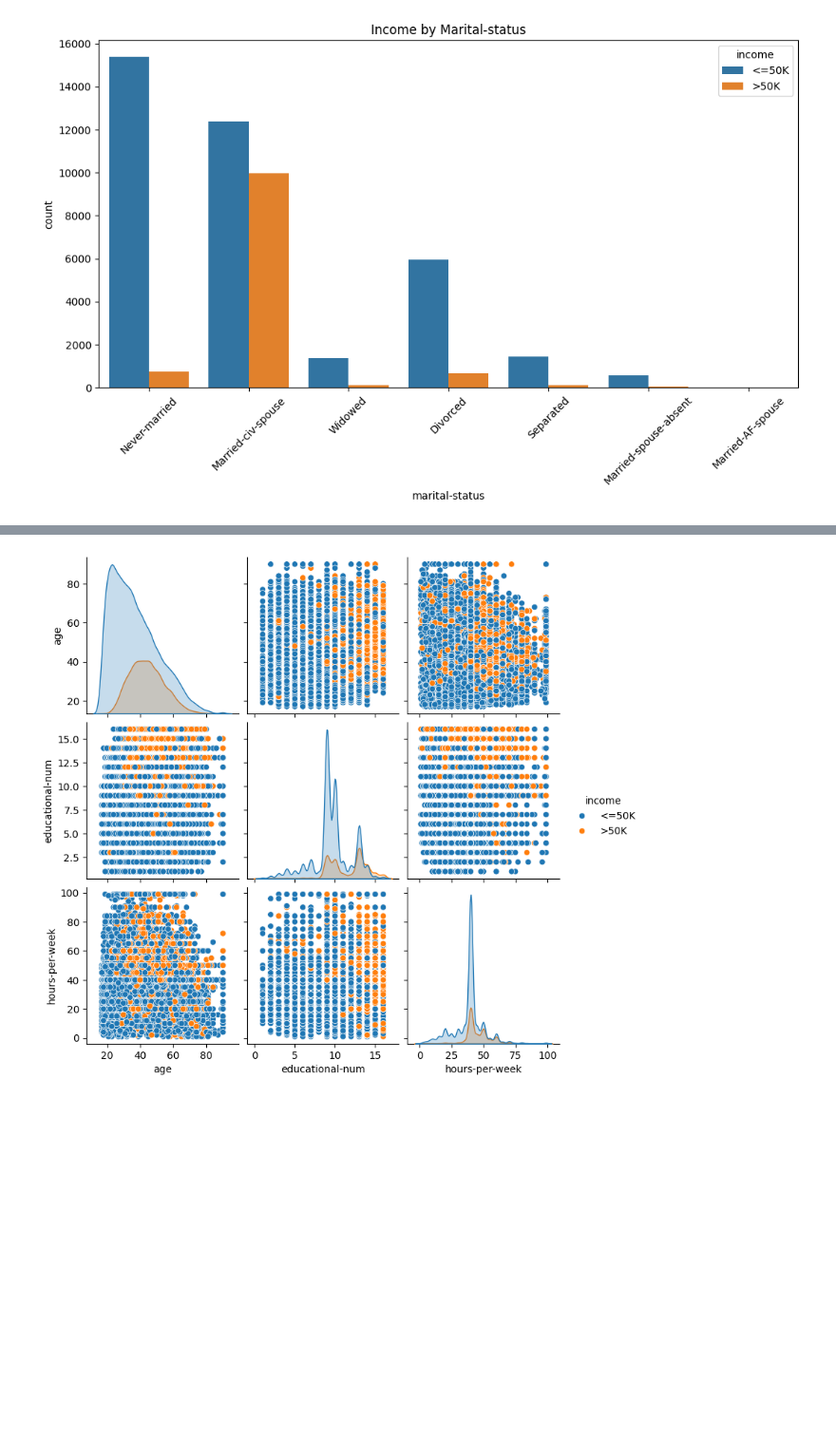
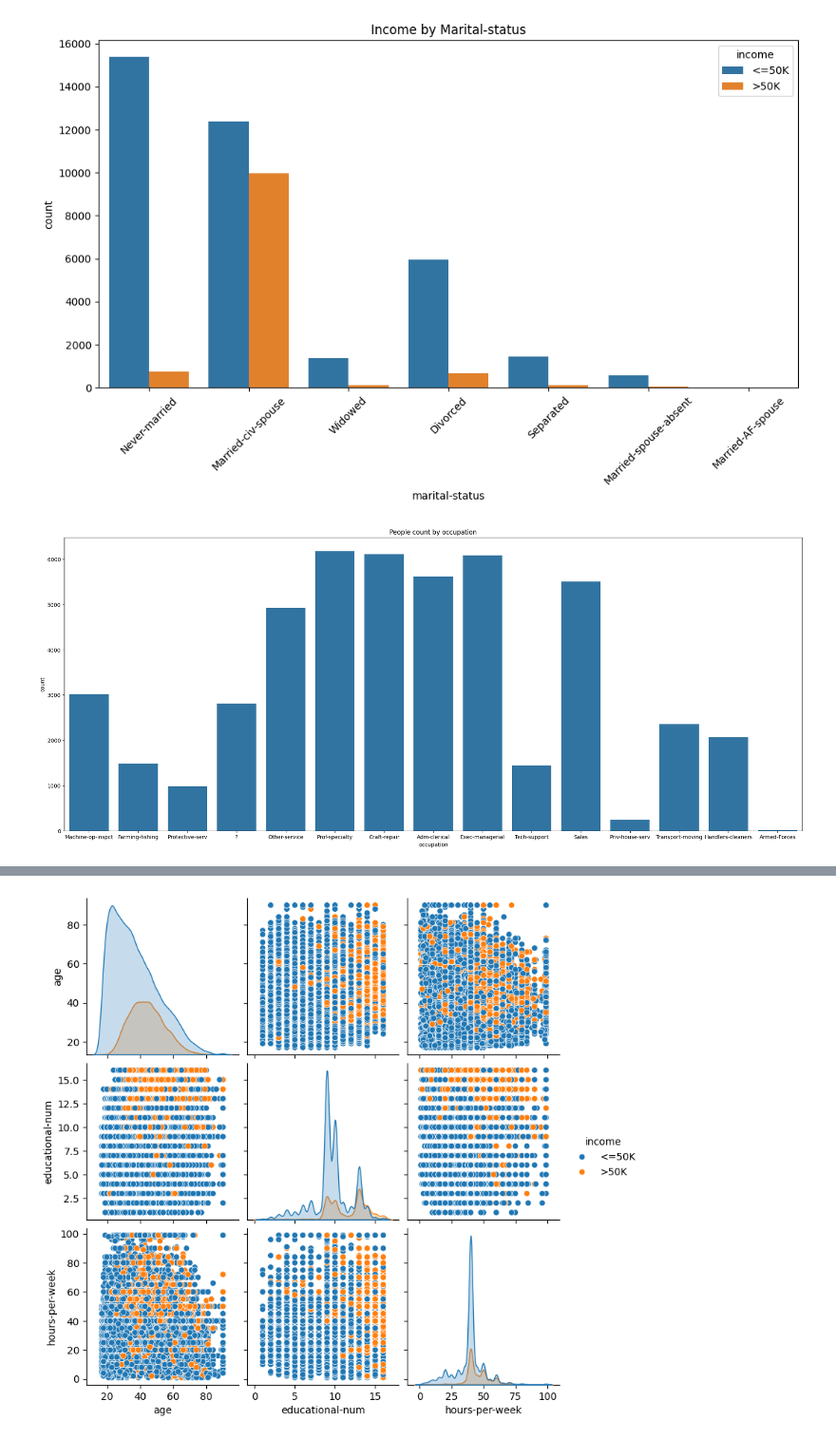
Before and after one commit to paez49/Adult-income, a Jupyter notebook: main.ipynb, the cells around one changed output, grey strips where cells are left out. Shown at 95% size. Saved outputs shown, nothing was run; the diff lists cells and outputs as text; code cells hidden in the pictures; blank space fills up the shorter version.

```diff
--- a/main.ipynb
+++ b/main.ipynb
@@ -192,3 +177,10 @@ plt.title('Income by Marital-status')
 plt.show()
 # %% [output]
 [figure]
+# %%
+plt.figure(figsize=(25, 10))
+sns.countplot(x="occupation", data=df)
+plt.title("People count by occupation")
+plt.show()
+# %% [output]
+[figure, added]
```
Also changed, not shown: parts of 15 cells of this notebook.
